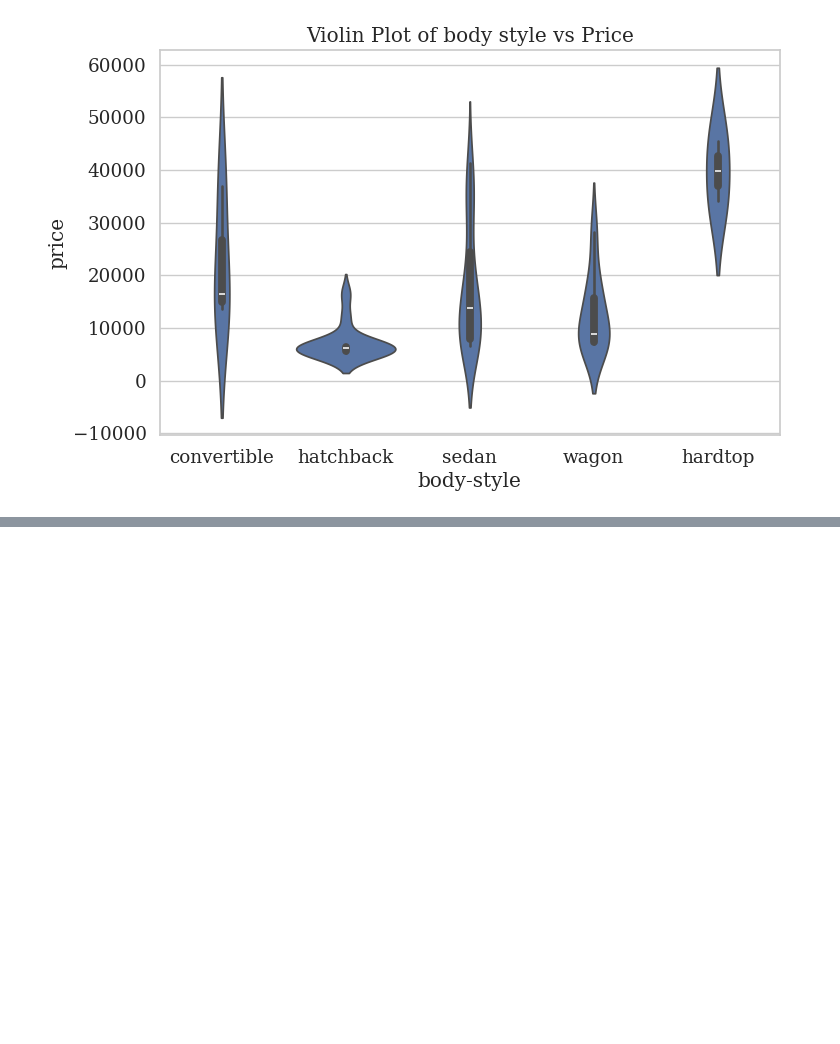
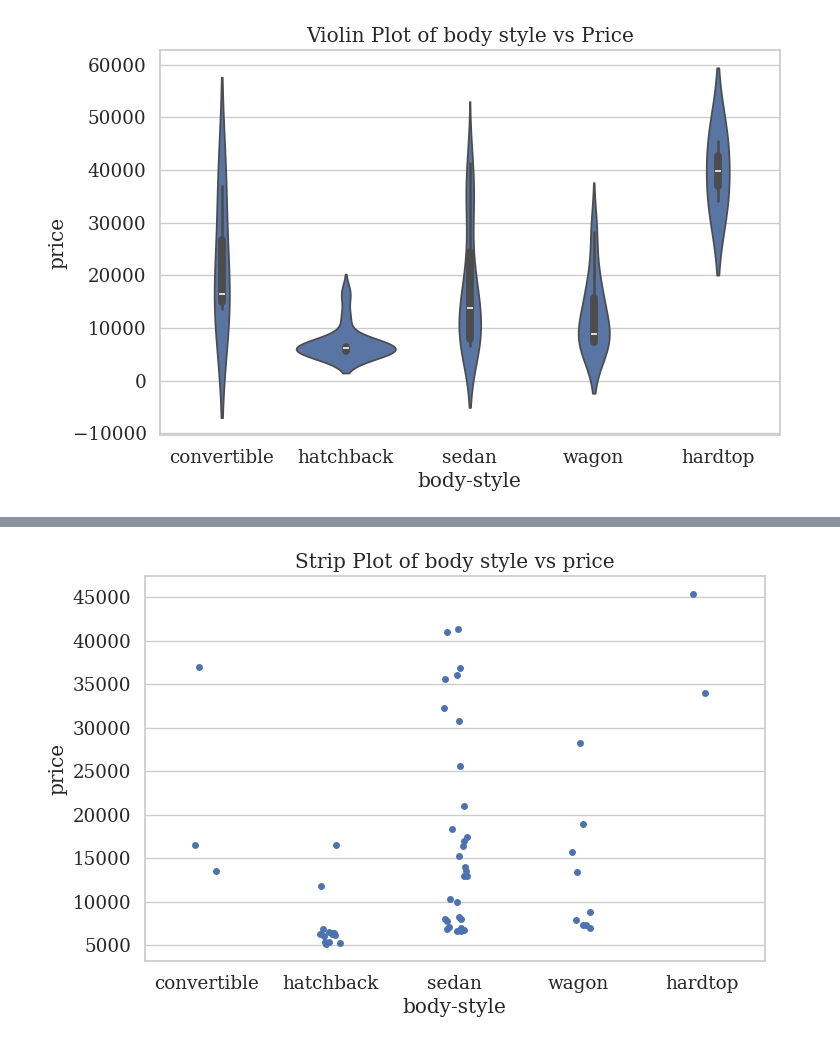
Before and after one commit to Tejashwini-21/Airline-Reservation-System, a Jupyter notebook: chapter_appendix-tools-for-deep-learning/jupyter.ipynb, the cells around one changed output, grey strips where cells are left out. Cells and saved outputs as stored; diff of their text form; code cells hidden in the pictures; blank space fills up the shorter version.

```diff
--- a/chapter_appendix-tools-for-deep-learning/jupyter.ipynb
+++ b/chapter_appendix-tools-for-deep-learning/jupyter.ipynb
@@ -312,0 +319,6 @@ plt.show()
+# %%
+sns.stripplot(x="body-style",y="price",data=Auto)
+plt.title("Strip Plot of body style vs price")
+plt.show()
+# %% [output]
+[figure, added]
```
Also changed, not shown: parts of 27 cells of this notebook.
